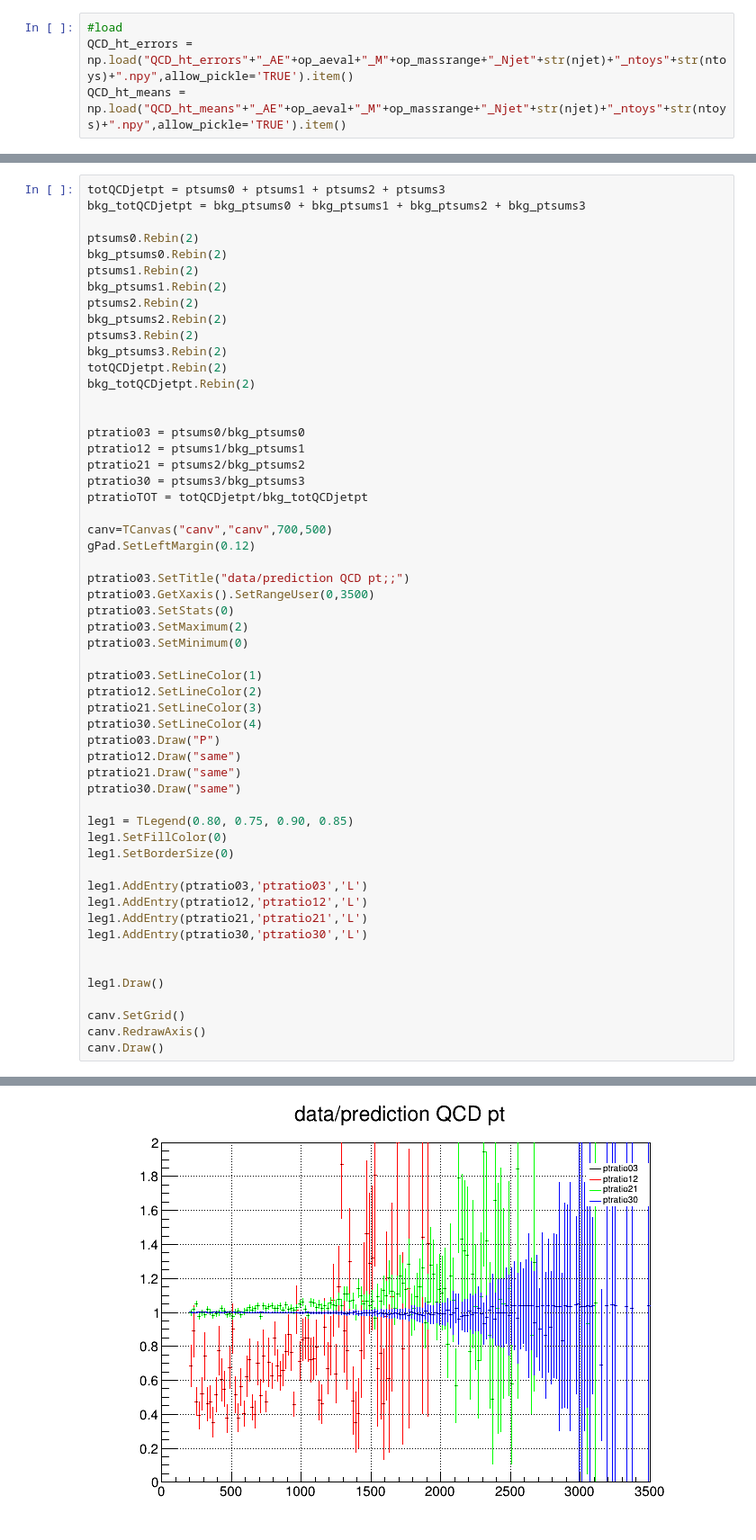
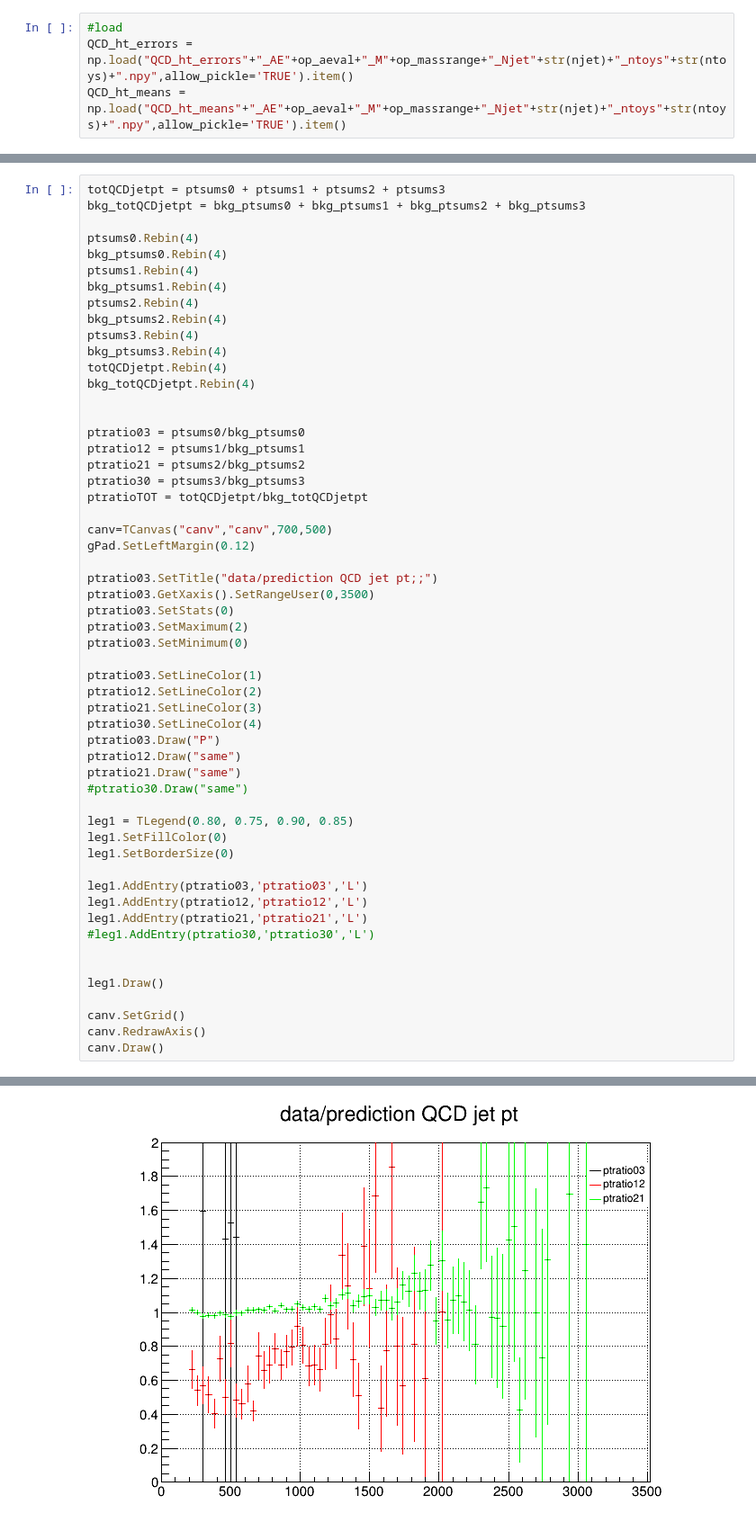
Before and after one commit to djarosla/AEAnalyzer, a Jupyter notebook: FromFlatPandasPlotter.ipynb, the cells around one changed output, grey strips where cells are left out. Shown: that part at 90% size. Saved outputs shown, nothing was run; the diff lists cells and outputs as text.

```diff
--- a/FromFlatPandasPlotter.ipynb
+++ b/FromFlatPandasPlotter.ipynb
@@ -464,16 +1088,16 @@ Warning in <TCanvas::Constructor>: Deleting canvas with same name: canv
 totQCDjetpt = ptsums0 + ptsums1 + ptsums2 + ptsums3
 bkg_totQCDjetpt = bkg_ptsums0 + bkg_ptsums1 + bkg_ptsums2 + bkg_ptsums3
 
-ptsums0.Rebin(2)
-bkg_ptsums0.Rebin(2)
-ptsums1.Rebin(2)
-bkg_ptsums1.Rebin(2)
-ptsums2.Rebin(2)
-bkg_ptsums2.Rebin(2)
-ptsums3.Rebin(2)
-bkg_ptsums3.Rebin(2)
-totQCDjetpt.Rebin(2)
-bkg_totQCDjetpt.Rebin(2)
+ptsums0.Rebin(4)
+bkg_ptsums0.Rebin(4)
+ptsums1.Rebin(4)
+bkg_ptsums1.Rebin(4)
+ptsums2.Rebin(4)
+bkg_ptsums2.Rebin(4)
+ptsums3.Rebin(4)
+bkg_ptsums3.Rebin(4)
+totQCDjetpt.Rebin(4)
+bkg_totQCDjetpt.Rebin(4)
 
 
 ptratio03 = ptsums0/bkg_ptsums0
@@ -485,39 +1109,39 @@ ptratioTOT = totQCDjetpt/bkg_totQCDjetpt
 canv=TCanvas("canv","canv",700,500)
 gPad.SetLeftMargin(0.12)
 
-ptratio03.SetTitle("data/prediction QCD pt;;")
+ptratio03.SetTitle("data/prediction QCD jet pt;;")
 ptratio03.GetXaxis().SetRangeUser(0,3500)
 ptratio03.SetStats(0)
 ptratio03.SetMaximum(2)
 ptratio03.SetMinimum(0)
 
 ptratio03.SetLineColor(1)
 ptratio12.SetLineColor(2)
 ptratio21.SetLineColor(3)
 ptratio30.SetLineColor(4)
 ptratio03.Draw("P")
 ptratio12.Draw("same")
 ptratio21.Draw("same")
-ptratio30.Draw("same")
+#ptratio30.Draw("same")
 
 leg1 = TLegend(0.80, 0.75, 0.90, 0.85)
 leg1.SetFillColor(0)
 leg1.SetBorderSize(0)
 
 leg1.AddEntry(ptratio03,'ptratio03','L')
 leg1.AddEntry(ptratio12,'ptratio12','L')
 leg1.AddEntry(ptratio21,'ptratio21','L')
-leg1.AddEntry(ptratio30,'ptratio30','L')
+#leg1.AddEntry(ptratio30,'ptratio30','L')
 
 
 leg1.Draw()
 
 canv.SetGrid()
 canv.RedrawAxis()
 canv.Draw()
 # %% [output]
 Warning in <TCanvas::Constructor>: Deleting canvas with same name: canv
-[figure, old version]
+[figure, new version]
 # %%
 QCDdata03 = FromFlatPandas.QCD_HT1000to1500__ht_LT03 + FromFlatPandas.QCD_HT1500to2000__ht_LT03 + FromFlatPandas.QCD_HT2000toInf__ht_LT03
 QCDdata12 = FromFlatPandas.QCD_HT1000to1500__ht_LT12 + FromFlatPandas.QCD_HT1500to2000__ht_LT12 + FromFlatPandas.QCD_HT2000toInf__ht_LT12
```
Also changed, not shown: parts of 29 cells of this notebook, 2 other files.
